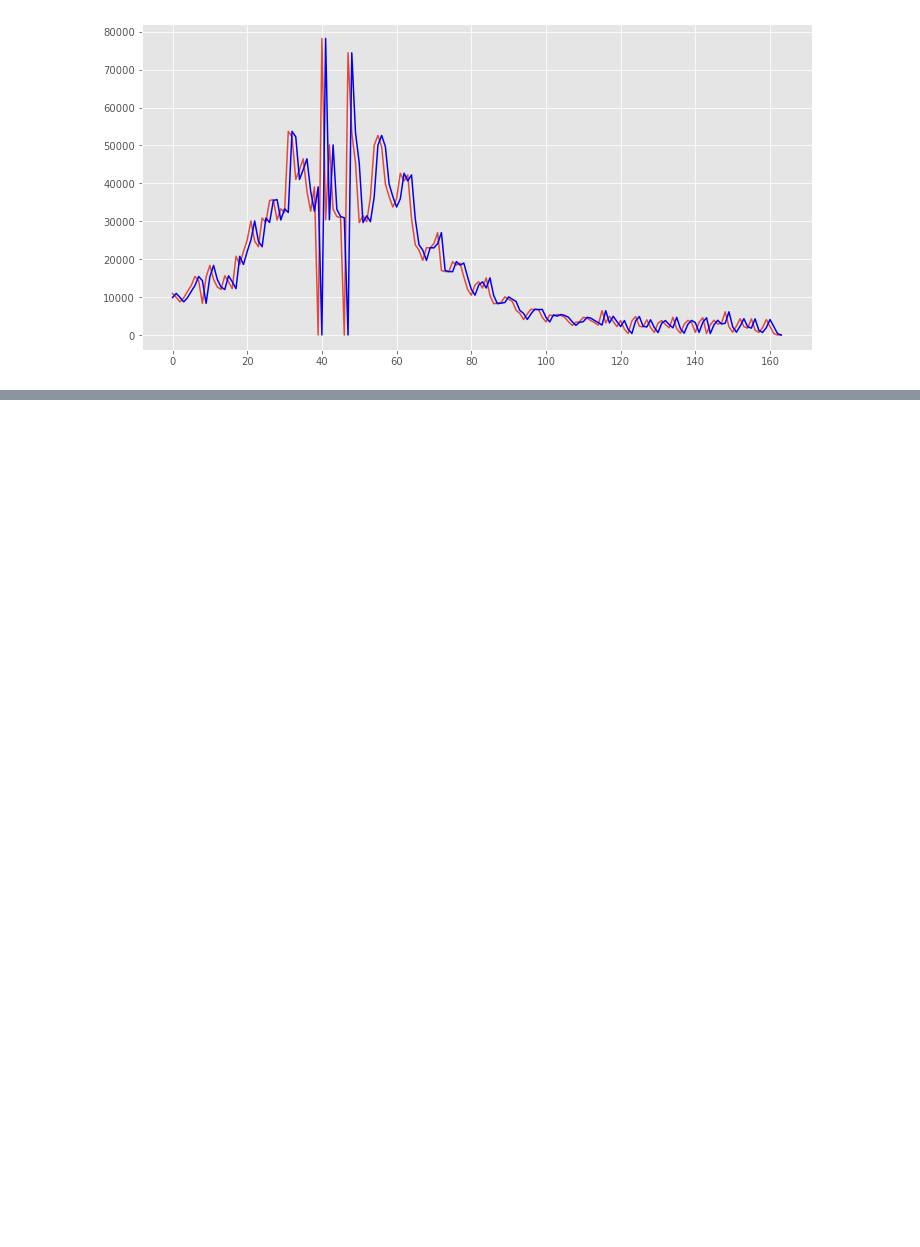
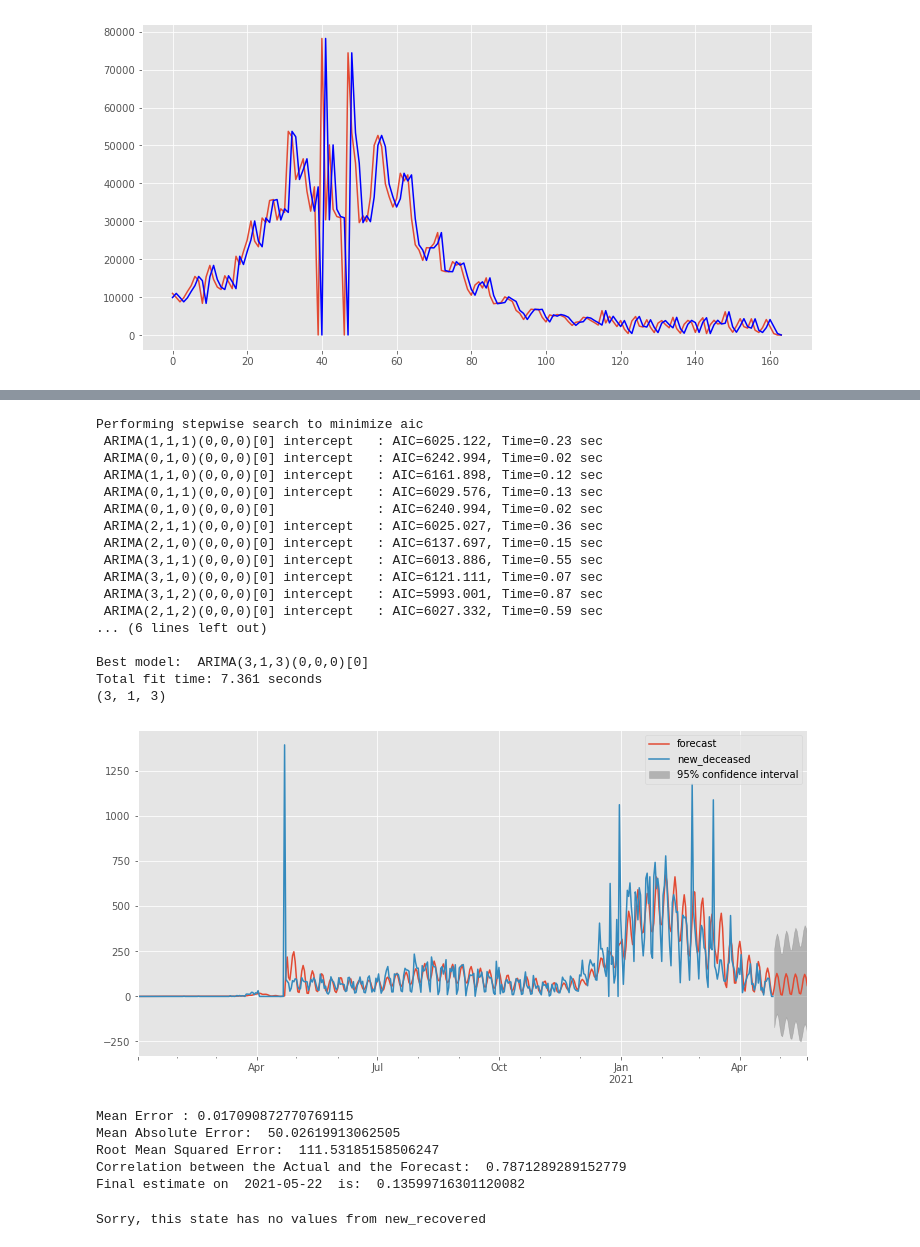
Before and after one commit to nickabcarius/ECS171_Group_5, a Jupyter notebook: ECS 171 Project processing dataset.ipynb, the cells around one changed output, grey strips where cells are left out. Saved outputs shown, nothing was run; the diff lists cells and outputs as text; code cells hidden in the pictures; blank space fills up the shorter version.

```diff
--- a/ECS 171 Project processing dataset.ipynb
+++ b/ECS 171 Project processing dataset.ipynb
@@ -538,0 +622,30 @@ Final estimate on  2021-05-20  is:  0.001243853464953817
+# %%
+CallARIMAForecast("California", "new_deceased")
+# %% [output]
+Performing stepwise search to minimize aic
+ ARIMA(1,1,1)(0,0,0)[0] intercept   : AIC=6025.122, Time=0.23 sec
+ ARIMA(0,1,0)(0,0,0)[0] intercept   : AIC=6242.994, Time=0.02 sec
+ ARIMA(1,1,0)(0,0,0)[0] intercept   : AIC=6161.898, Time=0.12 sec
+ ARIMA(0,1,1)(0,0,0)[0] intercept   : AIC=6029.576, Time=0.13 sec
+ ARIMA(0,1,0)(0,0,0)[0]             : AIC=6240.994, Time=0.02 sec
+ ARIMA(2,1,1)(0,0,0)[0] intercept   : AIC=6025.027, Time=0.36 sec
+ ARIMA(2,1,0)(0,0,0)[0] intercept   : AIC=6137.697, Time=0.15 sec
+ ARIMA(3,1,1)(0,0,0)[0] intercept   : AIC=6013.886, Time=0.55 sec
+ ARIMA(3,1,0)(0,0,0)[0] intercept   : AIC=6121.111, Time=0.07 sec
+ ARIMA(3,1,2)(0,0,0)[0] intercept   : AIC=5993.001, Time=0.87 sec
+ ARIMA(2,1,2)(0,0,0)[0] intercept   : AIC=6027.332, Time=0.59 sec
+... (6 lines left out)
+
+Best model:  ARIMA(3,1,3)(0,0,0)[0]
+Total fit time: 7.361 seconds
+(3, 1, 3)
+[figure, added]
+Mean Error : 0.017090872770769115
+Mean Absolute Error:  50.02619913062505
+Root Mean Squared Error:  111.53185158506247
+Correlation between the Actual and the Forecast:  0.7871289289152779
+Final estimate on  2021-05-22  is:  0.13599716301120082
+# %%
+CallARIMAForecast("California", "new_recovered")
+# %% [output]
+Sorry, this state has no values from new_recovered
```
Also changed, not shown: parts of 21 cells of this notebook.
